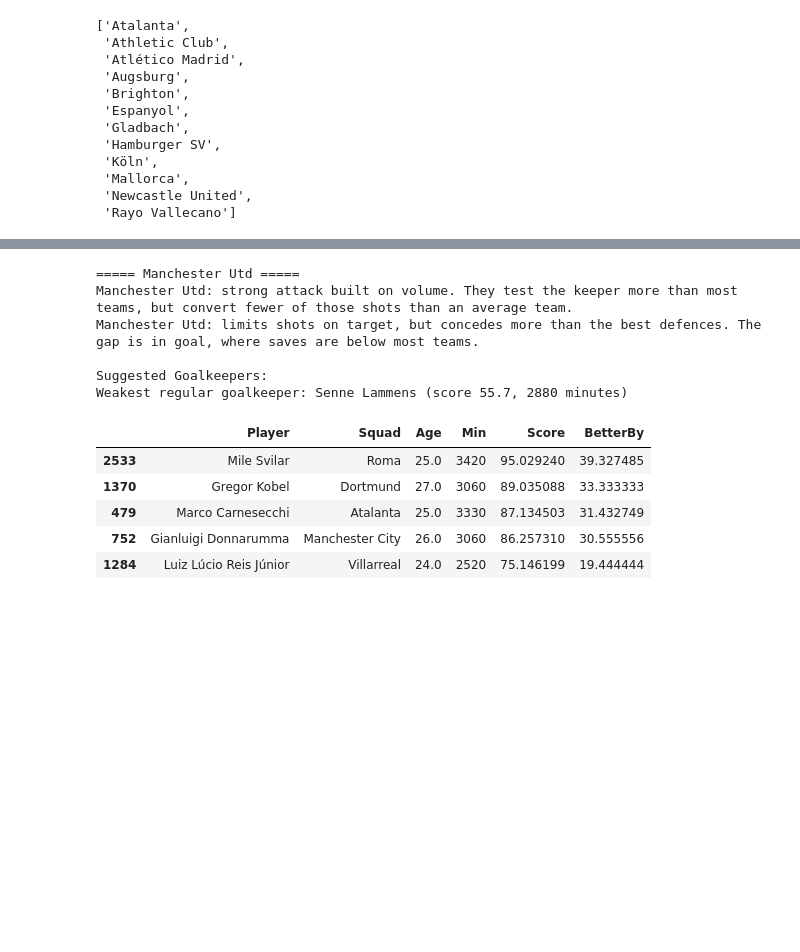
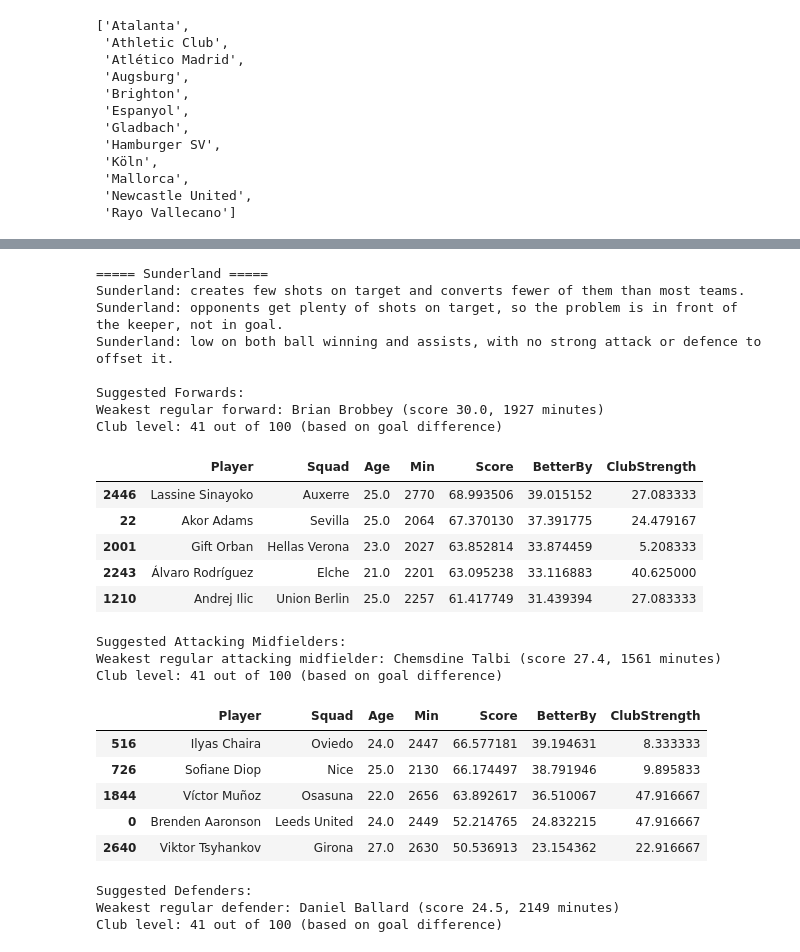
Before and after one commit to TamukaTom/We-need-players, a Jupyter notebook: explore.ipynb, the cells around one changed output, grey strips where cells are left out. Cells and saved outputs as stored; diff of their text form; code cells hidden in the pictures; blank space fills up the shorter version.

Commit message:
Add midfield diagnois and club-level filter to recommender

```diff
--- a/explore.ipynb
+++ b/explore.ipynb
@@ -601,10 +601,14 @@ Manchester Utd's best Goalkeeper scores 55.7
 | 479 | Marco Carnesecchi | Atalanta | 25.0 | 3330 | 87.134503 | 31.432749 |
 | 752 | Gianluigi Donnarumma | Manchester City | 26.0 | 3060 | 86.257310 | 30.555556 |
 # %%
+team["GoalDiffPerMatch"] = (team["Goals"] - team["GoalsConceded"]) / team["Matches"]
+team["Strength_percentile"] = team["GoalDiffPerMatch"].rank(pct=True) * 100
+club_strength = dict(zip(team["Squad"], team["Strength_percentile"]))
+
 starters_needed = {"Goalkeeper": 1, "Defender": 4, "Midfielder": 2,
                    "Attacking Midfielder": 3, "Forward": 1}
 
-def recommend(team_name, role, n=5, max_age=None, min_minutes=900, max_gap=None):
+def recommend(team_name, role, n=5, max_age=None, min_minutes=900, max_gap=None, max_club_gap=None):
     squad = players[(players["Squad"] == team_name) & (players["Role"] == role)]
     if squad.empty:
         print(f"No {role} with enough minutes found for {team_name}.")
@@ -615,6 +619,7 @@ def recommend(team_name, role, n=5, max_age=None, min_minutes=900, max_gap=None)
     weakest = starters.sort_values("Score").iloc[0]
     current = weakest["Score"]
     print(f"Weakest regular {role.lower()}: {weakest['Player']} (score {current:.1f}, {weakest['Min']:.0f} minutes)")
+    print(f"Club level: {club_strength[team_name]:.0f} out of 100 (based on goal difference)")
 
     pool = players[(players["Role"] == role) & (players["Squad"] != team_name)
                    & (players["Score"] > current) & (players["Min"] >= min_minutes)]
@@ -622,10 +627,14 @@ def recommend(team_name, role, n=5, max_age=None, min_minutes=900, max_gap=None)
         pool = pool[pool["Age"] <= max_age]
     if max_gap is not None:
         pool = pool[pool["Score"] <= current + max_gap]
+    if max_club_gap is not None:
+        limit = club_strength[team_name] + max_club_gap
+        pool = pool[pool["Squad"].map(club_strength) <= limit]
 
     pool = pool.copy()
     pool["BetterBy"] = pool["Score"] - current
-    return pool[["Player", "Squad", "Age", "Min", "Score", "BetterBy"]].sort_values("Score", ascending=False).head(n)
+    pool["ClubStrength"] = pool["Squad"].map(club_strength)
+    return pool[["Player", "Squad", "Age", "Min", "Score", "BetterBy", "ClubStrength"]].sort_values("Score", ascending=False).head(n)
 # %%
 team["GoalsPerShotOnTarget"] = team["Goals"] / team["ShotsOnTarget"]
 team["GoalsPerShotOnTarget_percentile"] = team["GoalsPerShotOnTarget"].rank(pct=True) * 100
@@ -685,6 +730,12 @@ attack_label_to_roles = {
     "wasteful finishing": ["Forward"],
     "low chance creation": ["Attacking Midfielder"],
     "both": ["Forward", "Attacking Midfielder"],
+}
+
+midfield_label_to_roles = {
+    "ball winning": ["Midfielder"],
+    "creation": ["Attacking Midfielder"],
+    "both": ["Midfielder", "Attacking Midfielder"],
 }
 
 def explain_attack(name):
@@ -697,45 +748,74 @@ def explain_attack(name):
         if volume >= 75 and conversion < 50:
             print(f"{name}: strong attack built on volume. They test the keeper more than most teams, but convert fewer of those shots than an average team.")
         else:
             print(f"{name}: strong attack, scoring more than most teams.")
     elif label == "wasteful finishing":
         print(f"{name}: tests the keeper often, but converts fewer shots on target than most teams.")
     elif label == "low chance creation":
         print(f"{name}: converts shots at a decent rate, but does not create enough shots on target.")
     elif label == "both":
         print(f"{name}: creates few shots on target and converts fewer of them than most teams.")
     else:
         print(f"{name}: attack is around league average, nothing stands out.")
 
-def team_report(name, max_age=27, max_gap=None):
+def explain_midfield(name):
+    row = team[team["Squad"] == name].iloc[0]
+    label = row["MidfieldLabel"]
+    if label == "ball winning":
+        print(f"{name}: wins fewer tackles and interceptions than most teams, and the defence is not strong enough to explain it as style.")
+    elif label == "creation":
+        print(f"{name}: records fewer assists than most teams, and the attack is not strong enough to explain it.")
+    elif label == "both":
+        print(f"{name}: low on both ball winning and assists, with no strong attack or defence to offset it.")
+    else:
+        print(f"{name}: no clear midfield concern in this data.")
+
+def team_report(name, max_age=27, max_gap=None, max_club_gap=None):
     row = team[team["Squad"] == name].iloc[0]
     print(f"===== {name} =====")
     explain_attack(name)
     explain_defence(name)
+    explain_midfield(name)
 
     roles = (attack_label_to_roles.get(row["AttackLabel"], [])
-             + label_to_roles.get(row["DefenceLabel"], []))
+             + label_to_roles.get(row["DefenceLabel"], [])
+             + midfield_label_to_roles.get(row["MidfieldLabel"], []))
+    roles = list(dict.fromkeys(roles))
     if not roles:
         print("\nNo recommendation needed.")
         return
 
     for r in roles:
         print(f"\nSuggested {r}s:")
-        result = recommend(name, r, max_age=max_age, min_minutes=1800, max_gap=max_gap)
+        result = recommend(name, r, max_age=max_age, min_minutes=1800, max_gap=max_gap, max_club_gap=max_club_gap)
         if result is not None:
             display(result)
 
-team_report("Manchester Utd", max_gap=40)
+team_report("Sunderland", max_gap=40, max_club_gap=20)
 # %% [output]
-===== Manchester Utd =====
-Manchester Utd: strong attack built on volume. They test the keeper more than most teams, but convert fewer of those shots than an average team.
-Manchester Utd: limits shots on target, but concedes more than the best defences. The gap is in goal, where saves are below most teams.
+===== Sunderland =====
+Sunderland: creates few shots on target and converts fewer of them than most teams.
+Sunderland: opponents get plenty of shots on target, so the problem is in front of the keeper, not in goal.
+Sunderland: low on both ball winning and assists, with no strong attack or defence to offset it.
 
-Suggested Goalkeepers:
-Weakest regular goalkeeper: Senne Lammens (score 55.7, 2880 minutes)
+Suggested Forwards:
+Weakest regular forward: Brian Brobbey (score 30.0, 1927 minutes)
+Club level: 41 out of 100 (based on goal difference)
-|  | Player | Squad | Age | Min | Score | BetterBy |
-| 2533 | Mile Svilar | Roma | 25.0 | 3420 | 95.029240 | 39.327485 |
-| 1370 | Gregor Kobel | Dortmund | 27.0 | 3060 | 89.035088 | 33.333333 |
-| 479 | Marco Carnesecchi | Atalanta | 25.0 | 3330 | 87.134503 | 31.432749 |
-| 752 | Gianluigi Donnarumma | Manchester City | 26.0 | 3060 | 86.257310 | 30.555556 |
-| 1284 | Luiz Lúcio Reis Júnior | Villarreal | 24.0 | 2520 | 75.146199 | 19.444444 |
+|  | Player | Squad | Age | Min | Score | BetterBy | ClubStrength |
+| 2446 | Lassine Sinayoko | Auxerre | 25.0 | 2770 | 68.993506 | 39.015152 | 27.083333 |
+| 22 | Akor Adams | Sevilla | 25.0 | 2064 | 67.370130 | 37.391775 | 24.479167 |
+| 2001 | Gift Orban | Hellas Verona | 23.0 | 2027 | 63.852814 | 33.874459 | 5.208333 |
+| 2243 | Álvaro Rodríguez | Elche | 21.0 | 2201 | 63.095238 | 33.116883 | 40.625000 |
+| 1210 | Andrej Ilic | Union Berlin | 25.0 | 2257 | 61.417749 | 31.439394 | 27.083333 |
+Suggested Attacking Midfielders:
+Weakest regular attacking midfielder: Chemsdine Talbi (score 27.4, 1561 minutes)
+Club level: 41 out of 100 (based on goal difference)
+|  | Player | Squad | Age | Min | Score | BetterBy | ClubStrength |
+| 516 | Ilyas Chaira | Oviedo | 24.0 | 2447 | 66.577181 | 39.194631 | 8.333333 |
+| 726 | Sofiane Diop | Nice | 25.0 | 2130 | 66.174497 | 38.791946 | 9.895833 |
+| 1844 | Víctor Muñoz | Osasuna | 22.0 | 2656 | 63.892617 | 36.510067 | 47.916667 |
+| 0 | Brenden Aaronson | Leeds United | 24.0 | 2449 | 52.214765 | 24.832215 | 47.916667 |
+| 2640 | Viktor Tsyhankov | Girona | 27.0 | 2630 | 50.536913 | 23.154362 | 22.916667 |
+Suggested Defenders:
+Weakest regular defender: Daniel Ballard (score 24.5, 2149 minutes)
+Club level: 41 out of 100 (based on goal difference)
```
Also changed, not shown: parts of 5 cells of this notebook.
